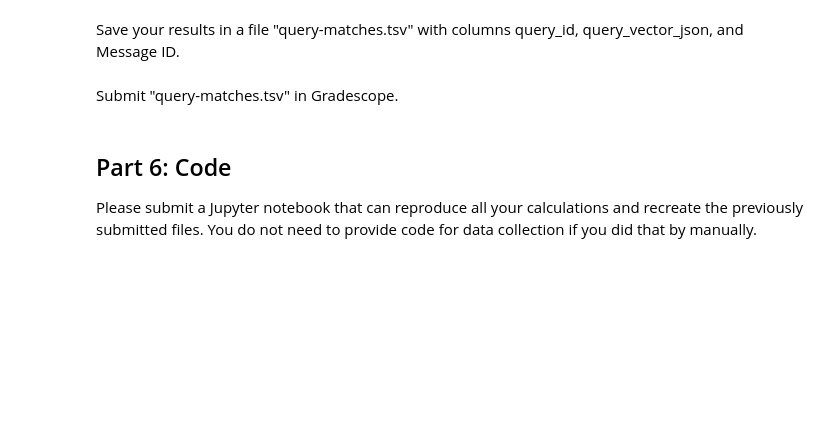
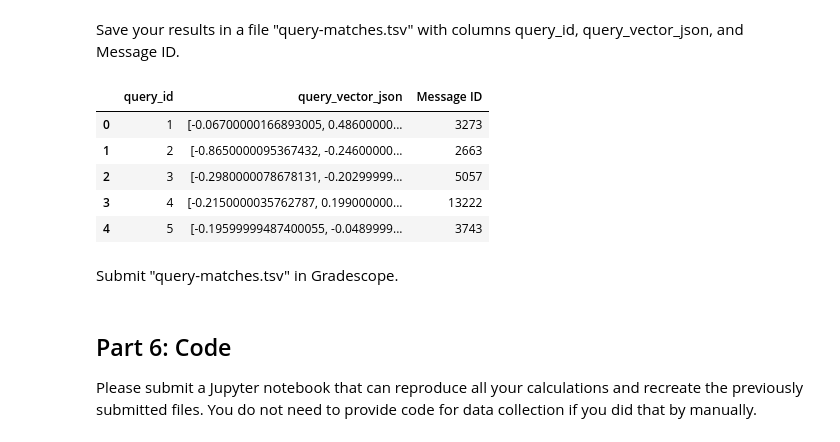
Before and after one commit to veniola/dx704-project-12, a Jupyter notebook: dx704-project-12.ipynb, the cells around one changed output. Cells and saved outputs as stored; diff of their text form; code cells hidden in the pictures; blank space fills up the shorter version.

```diff
--- a/dx704-project-12.ipynb
+++ b/dx704-project-12.ipynb
@@ -245,23 +245,17 @@ Train an ordinary least squares regression for spam/ham status where spam is tre
 # -- Part 4: Train a Linear Regression --
 # =======================================
 
-# Train an OLS regression for spam/ham status using embeddings above as input variables
+# Train an OLS regression for spam/ham status
+y = enron_spam['Spam/Ham'].map({'spam': 1, 'ham': 0}).values  # where spam=1, ham=0
 
-# 1. Prepare target variable: spam = 1, ham = 0
-y = enron_spam['Spam/Ham'].map({'spam': 1, 'ham': 0}).values
+# Extract and stack embeddings into 2D array
+X = np.array([json.loads(emb) for emb in enron_spam['embedding_vector_json']])
+print(f"Feature Matrix Shape: {X.shape}")
 
-# 2. Extract and stack embeddings into a 2D numpy array
-# We decode the JSON-encoded embedding list back to float lists
-print("Parsing embeddings...")
-X = np.array([json.loads(emb) for emb in enron_spam['embedding_vector_json']])
-print(f"Feature matrix shape: {X.shape}")
+# Train OLS model
+ols_model = LinearRegression()
+ols_model.fit(X, y)
 
-# 3. Train Ordinary Least Squares (OLS) Linear Regression
-print("Fitting linear regression...")
-model = LinearRegression()
-model.fit(X, y)
-
-# 4. Extract trained coefficients
-coefficients = model.coef_
-print("Model training complete!")
-print(f"Coefficients shape: {coefficients.shape}")
+# Results
+coefficients = ols_model.coef_
+# print(f"Coefficients: {coefficients}")
@@ -301,2 +342,23 @@ Save your results in a file "query-matches.tsv" with columns query_id, query_vec
+# %%
+# ========================================================
+# -- Save Results to TSV file named 'query-matches.tsv' --
+# ========================================================
+
+query_matches_df = pd.DataFrame({
+    'query_id': queries['query_id'],
+    'query_vector_json': query_vectors_json,
+    'Message ID': matched_message_ids
+    })
+
+# Save file
+query_matches_df.to_csv('query-matches.tsv', sep='\t', index=False)
+query_matches_df.head()
+# %% [output]
+|  | query_id | query_vector_json | Message ID |
+| 0 | 1 | [-0.06700000166893005, 0.48600000... | 3273 |
+| 1 | 2 | [-0.8650000095367432, -0.24600000... | 2663 |
+| 2 | 3 | [-0.2980000078678131, -0.20299999... | 5057 |
+| 3 | 4 | [-0.2150000035762787, 0.199000000... | 13222 |
+| 4 | 5 | [-0.19599999487400055, -0.0489999... | 3743 |
 # %% [markdown]
 Submit "query-matches.tsv" in Gradescope.
```
Also changed, not shown: parts of 7 cells of this notebook.
